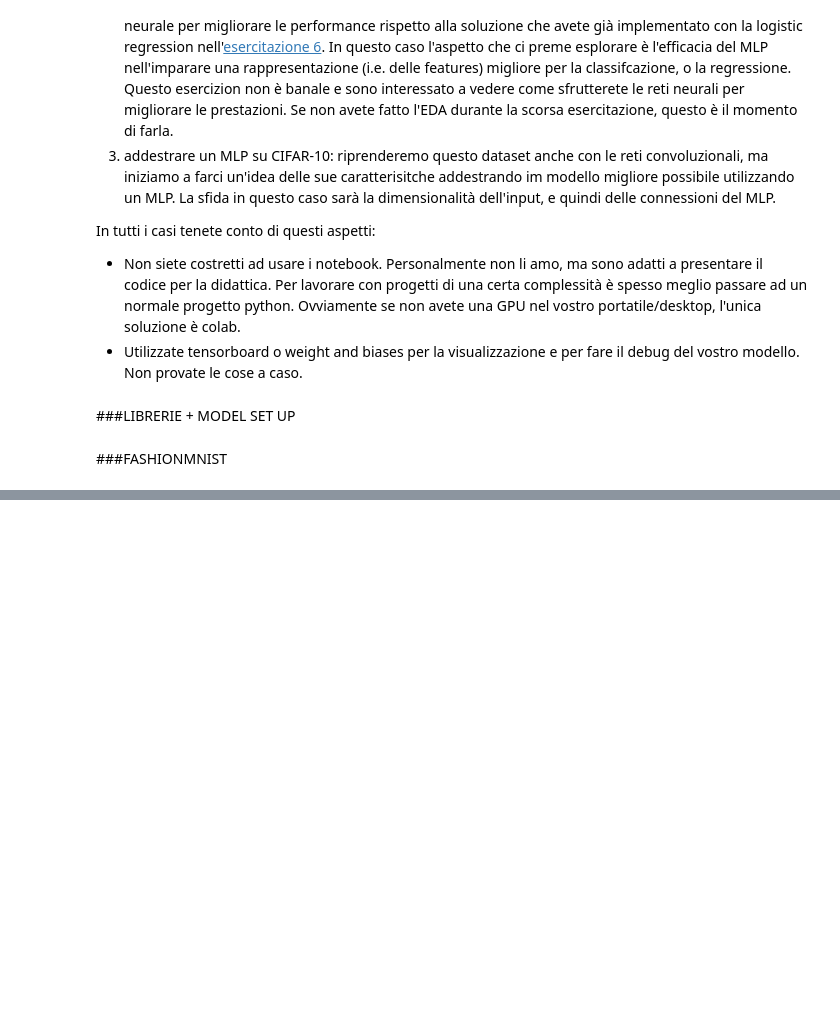
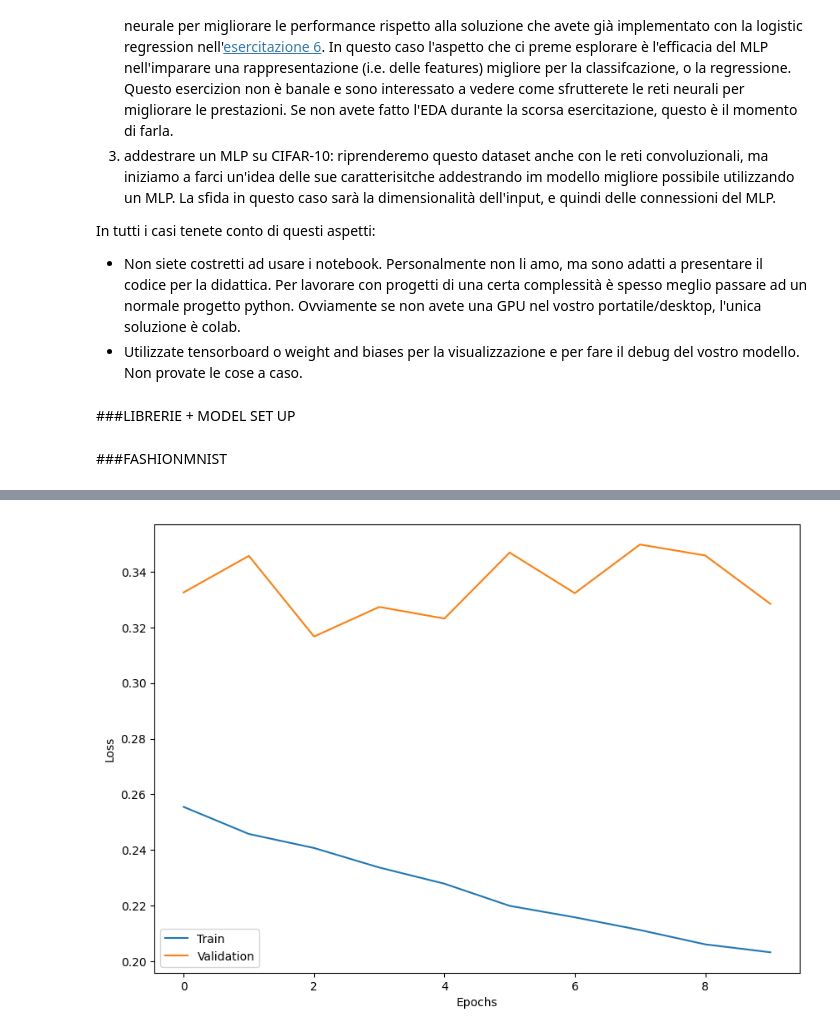
Before and after one commit to VivianPita/lab_iagi, a Jupyter notebook: Es_7_mlp.ipynb, the cells around one changed output, grey strips where cells are left out. Saved outputs shown, nothing was run; the diff lists cells and outputs as text; code cells hidden in the pictures; blank space fills up the shorter version.

```diff
--- a/Es_7_mlp.ipynb
+++ b/Es_7_mlp.ipynb
@@ -124,0 +165,6 @@ device = torch.device("cuda" if torch.cuda.is_available() else "cpu")
+# %%
+model = MLP(28*28, 100, 10).to(device) #moves the model to Cuda if available
+optimizer = optim.Adam(model.parameters()) #update the weights and biases during training, Adam algorithm (a variant of gradient descent)
+loss = nn.CrossEntropyLoss()
+# %%
+train_losses, validation_losses = train(model, device, optimizer, loss, 10, train_loader, validation_loader)
@@ -124,0 +189,10 @@ device = torch.device("cuda" if torch.cuda.is_available() else "cpu")
+# %%
+plt.figure(figsize=(10, 7))
+plt.plot(train_losses, label='Train')
+plt.plot(validation_losses, label='Validation')
+plt.xlabel('Epochs')
+plt.ylabel('Loss')
+plt.legend()
+plt.show()
+# %% [output]
+[figure, added]
```
Also changed, not shown: parts of 15 cells of this notebook.
